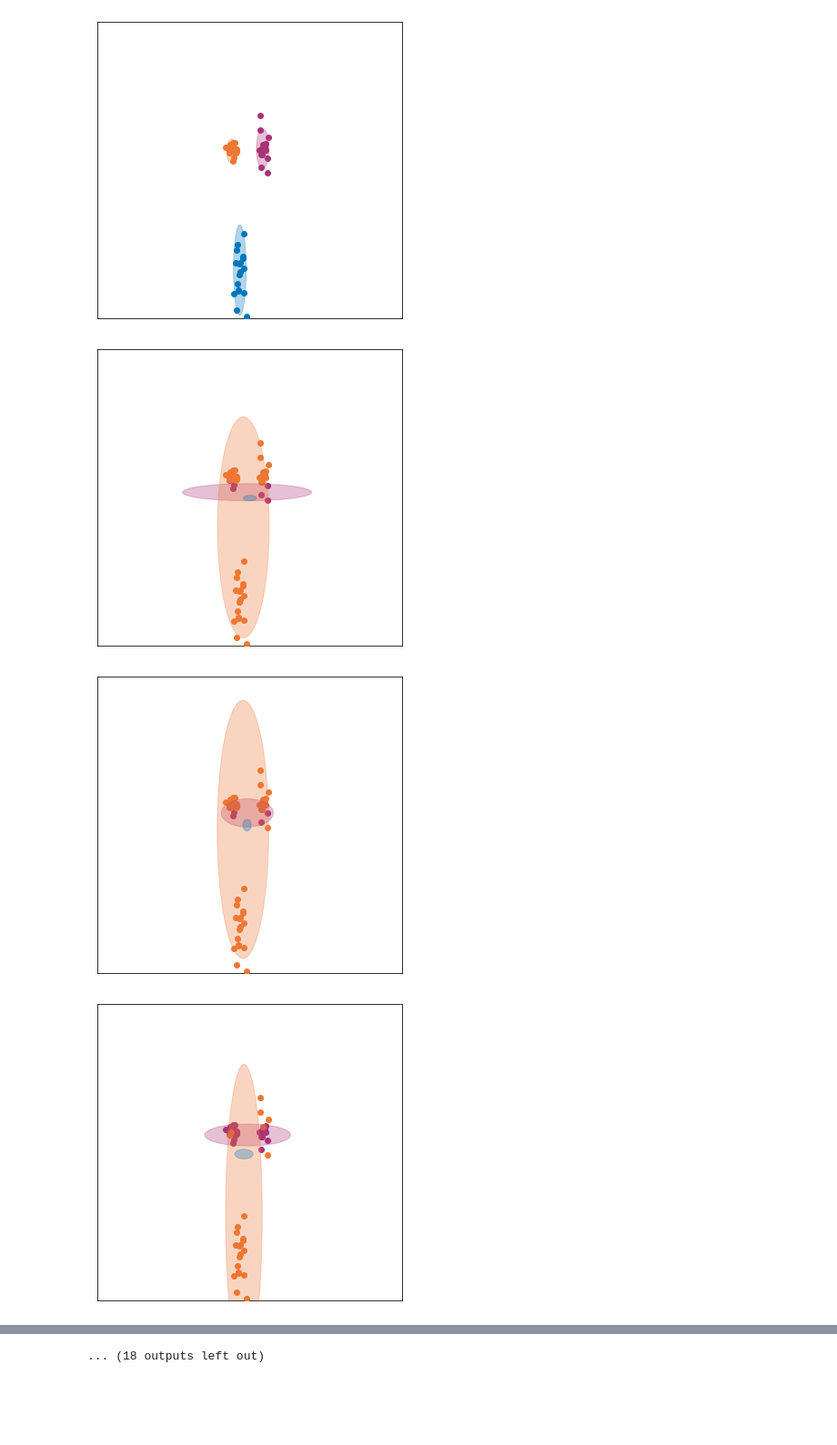
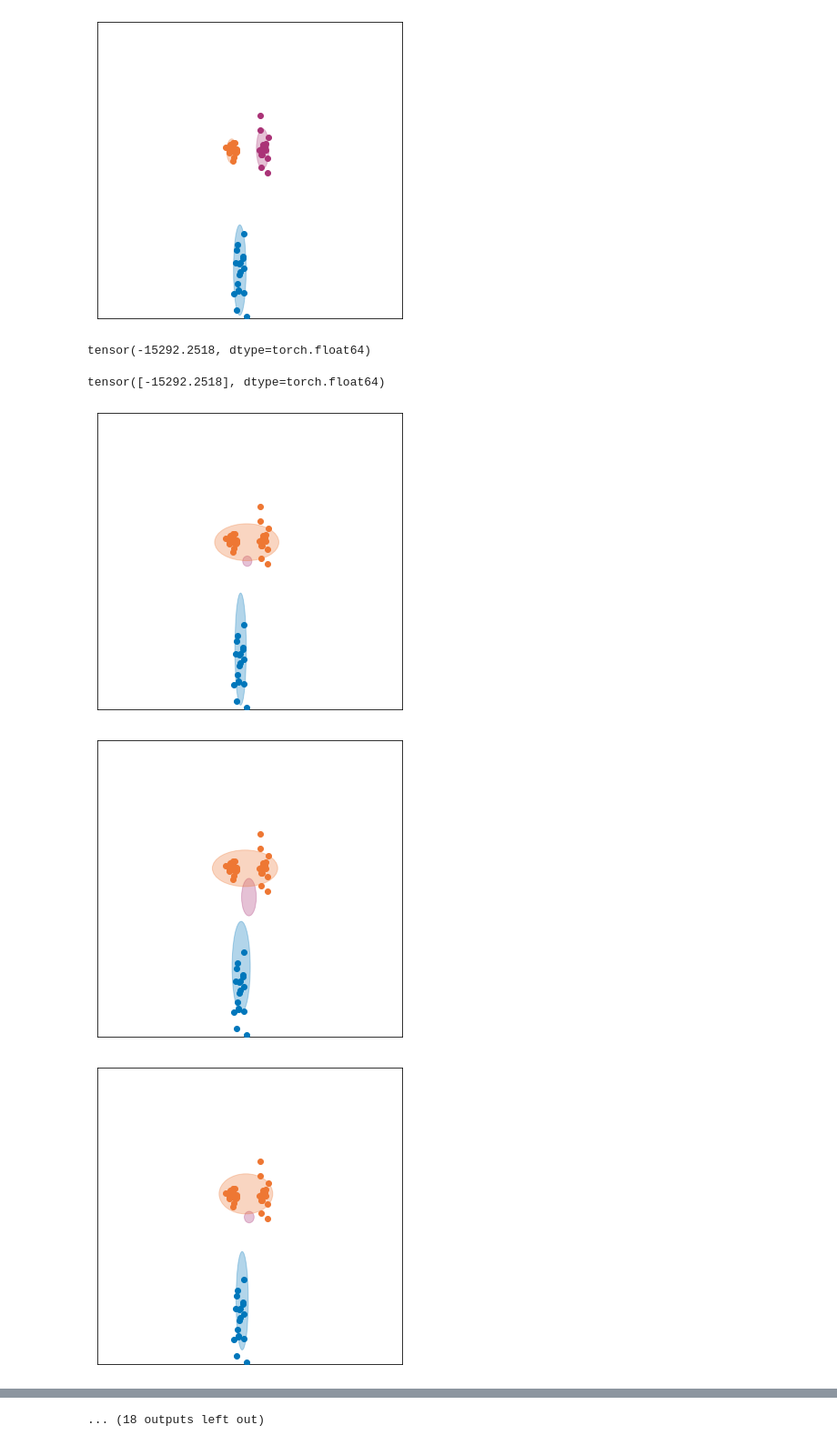
Before and after one commit to esennesh/combinators, a Jupyter notebook: examples/gmm/gmm.ipynb, the cells around one changed output, grey strips where cells are left out. Shown at 91% size. Saved outputs shown, nothing was run; the diff lists cells and outputs as text; code cells hidden in the pictures; blank space fills up the shorter version.

Commit message:
examples/gmm: closed-form Gibbs sampling with log proper weights
Signed-off-by: esennesh <sennesh.e@northeastern.edu>

```diff
--- a/examples/gmm/gmm.ipynb
+++ b/examples/gmm/gmm.ipynb
@@ -32,5 +33,6 @@ clusters_prior.draw()
 # %%
-cluster_latent = sampler.importance_box('z_i', gmm.SampleCluster(K, N), None, (NUM_SAMPLES,),
-                                        PRO(2) & Ty('z', 'x'), PRO(2) & Ty('x'))
+prior = gmm.SampleCluster(K, N)
+gibbs = gmm.AssignmentGibbs()
+cluster_latent = sampler.importance_box('z_i', prior, (NUM_SAMPLES,), gibbs, PRO(2), PRO(2))
 cluster_latent.draw()
 # %% [output]
@@ -38,6 +40,8 @@ cluster_latent.draw()
 # %%
-likelihood = sampler.importance_box('x_i', gmm.SamplePoint(), None, (NUM_SAMPLES,),
-                                    PRO(2) & Ty('x'), PRO(1) & Ty())
+likelihood = gmm.SamplePoint()
+gibbs = gmm.ObservationGibbs()
+
+likelihood = sampler.importance_box('x_i', likelihood, (NUM_SAMPLES,), gibbs, PRO(2), PRO(0))
 likelihood = conditioning.SequentialConditioner(x_i=xs)(likelihood)
 likelihood.draw()
 # %% [output]
@@ -70,23 +74,30 @@ def viz_data(xs, zs, means, precisions, bound=40):
 viz_data(xs[0], zs_ground_truth[0].argmax(dim=-1), cluster_means[0], cluster_precisions[0])
 # %% [output]
 [figure]
-# %%
-graph = model.compile()
-_, orig = model.trace(graph)
-p_orig = orig.fold()[1]
+# %%
+graph = sampler.compile(model)
+_ = sampler.filter(graph)
+p_orig, log_weight = sampler.trace(graph)
+# %%
+p_orig['x'].log_prob.sum()
+# %% [output]
+tensor(-15292.2518, dtype=torch.float64)
+# %%
+log_weight
+# %% [output]
+tensor([-15292.2518], dtype=torch.float64)
 # %%
 for _ in range(30):
-    graph.update()
-    xs_sampled, trace = model.trace(graph)
+    sampler.smooth(graph)
+    p, log_weight = sampler.trace(graph)
 
-    p = trace.fold()[1]
     assert p != p_orig
     estimated_means = p['mu'].value[0]
     estimated_precisions = p['tau'].value[0]
     estimated_zs = p['z'].value[0]
 
     viz_data(xs[0], estimated_zs, estimated_means, estimated_precisions)
 # %% [output]
-[figure, old version]
+[figure, new version]
-[figure, old version]
+[figure, new version]
-[figure, old version]
+[figure, new version]
```
Also changed, not shown: parts of 10 cells of this notebook.
